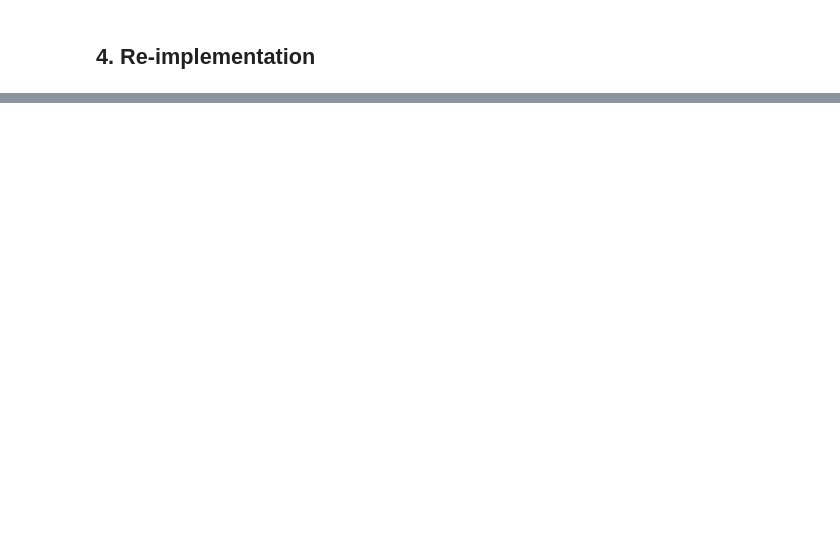
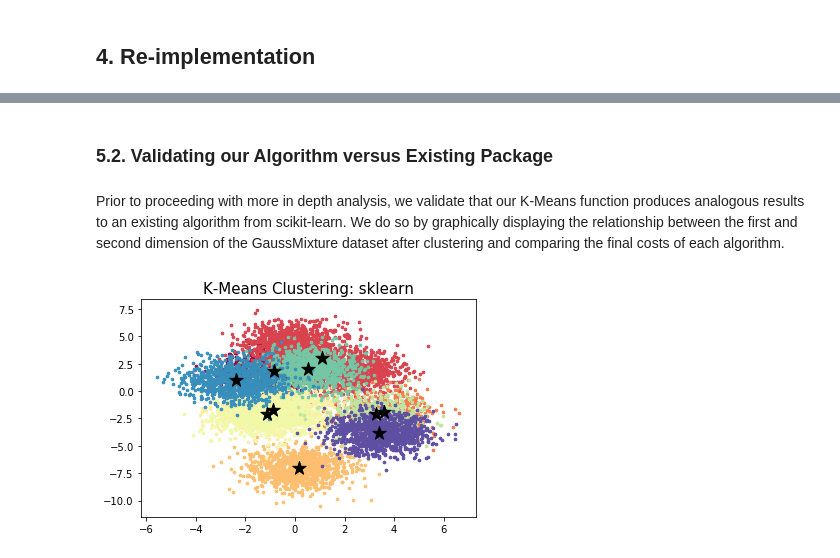
Before and after one commit to Rykilla/STA663_SPRING2018_PROJECT, a Jupyter notebook: Final Report.ipynb, the cells around one changed output, grey strips where cells are left out. Drawn from its saved outputs; the diff is of its cells as text; code cells hidden in the pictures; blank space fills up the shorter version.

```diff
--- a/Final Report.ipynb
+++ b/Final Report.ipynb
@@ -80,0 +755,13 @@ On the other hand, the real-life dataset *SPAM* consists of 4601 points in 58 di
+# %%
+import numpy as np
+from sklearn.datasets import make_blobs
+
+def GaussMix(R, k, n=10000, d=15, seed=None):
+    """Generates GaussMixture synthetic dataset"""
+    np.random.seed(seed)
+    mu = np.zeros(d)
+    sigma = np.diag(R*np.ones(d))
+    centers = np.random.multivariate_normal(mean=mu, cov=sigma, size=k)
+
+    X,y = make_blobs(n_samples=n, n_features=d, centers=centers, random_state=seed)
+    return X,y
@@ -80,0 +770,11 @@ On the other hand, the real-life dataset *SPAM* consists of 4601 points in 58 di
+# %%
+import pandas as pd
+
+seed = 2018
+k=10
+GM = GaussMix(10,k,seed=seed)
+df = pd.DataFrame(GM[0])
+y = GM[1]
+pd.plotting.scatter_matrix(df.iloc[:,0:5], c=y, figsize=(10,10),
+                           diagonal='kde', alpha=0.5, cmap='Spectral')
+pass
@@ -80,0 +783,27 @@ On the other hand, the real-life dataset *SPAM* consists of 4601 points in 58 di
+# %% [markdown]
+### 5.2. Validating our Algorithm versus Existing Package
+# %% [markdown]
+Prior to proceeding with more in depth analysis, we validate that our K-Means function produces analogous results to an existing algorithm from scikit-learn. We do so by graphically displaying the relationship between the first and second dimension of the GaussMixture dataset after clustering and comparing the final costs of each algorithm.
+# %%
+from sklearn.cluster import KMeans
+from kmeans_func import k_means
+
+xs = GM[0]
+np.random.seed(seed)
+c_int_r = xs[np.random.choice(xs.shape[0],k,replace=False),:]
+
+pred_r = k_means(xs,k,c_int_r)
+plib = KMeans(k,init='random',random_state=seed,n_init=1).fit(xs)
+# %%
+import matplotlib.pyplot as plt
+
+colors = plt.cm.Spectral(np.linspace(0,1,k))
+fig, ax = plt.subplots()
+for i in range(k):
+        points = np.array([xs[j,0:2] for j in range(xs.shape[0]) if plib.labels_[j] == i])
+        ax.scatter(points[:, 0], points[:, 1], s=7, c=colors[i])
+ax.scatter(plib.cluster_centers_[:,0], plib.cluster_centers_[:,1], marker='*', s=200, c='black')
+plt.title('K-Means Clustering: sklearn', fontsize=15)
+pass
+# %% [output]
+[figure, added]
```
Also changed, not shown: parts of 94 cells of this notebook.
